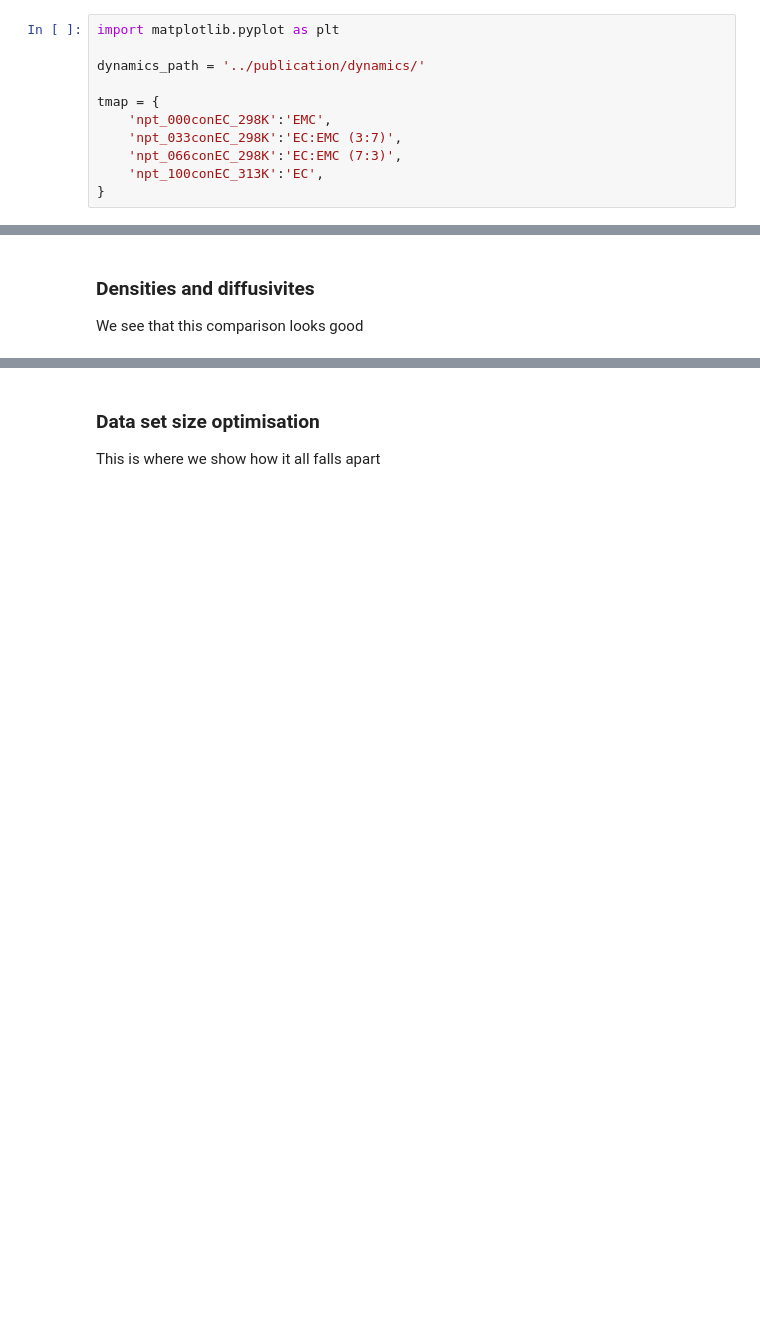
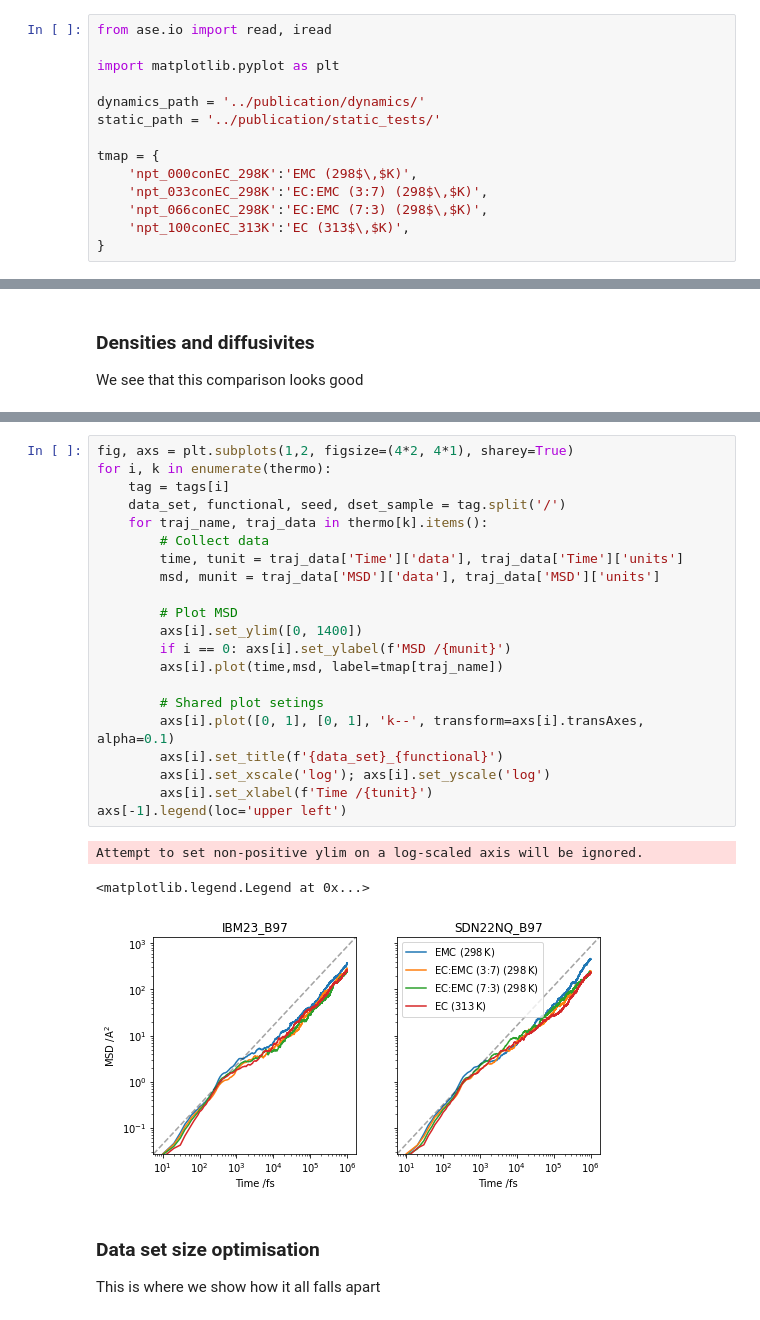
Before and after one commit to imagdau/EC-EMC_diffusion_DFT-MLIP-Data_comparison, a Jupyter notebook: for_paper.ipynb, the cells around one changed output, grey strips where cells are left out. Saved outputs shown, nothing was run; the diff lists cells and outputs as text; blank space fills up the shorter version.

```diff
--- a/for_paper.ipynb
+++ b/for_paper.ipynb
@@ -15,15 +15,18 @@
 
 # Results and discussion
 # %%
+from ase.io import read, iread
+
 import matplotlib.pyplot as plt
 
 dynamics_path = '../publication/dynamics/'
+static_path = '../publication/static_tests/'
 
 tmap = {
-    'npt_000conEC_298K':'EMC',
-    'npt_033conEC_298K':'EC:EMC (3:7)',
-    'npt_066conEC_298K':'EC:EMC (7:3)',
-    'npt_100conEC_313K':'EC',
+    'npt_000conEC_298K':'EMC (298$\,$K)',
+    'npt_033conEC_298K':'EC:EMC (3:7) (298$\,$K)',
+    'npt_066conEC_298K':'EC:EMC (7:3) (298$\,$K)',
+    'npt_100conEC_313K':'EC (313$\,$K)',
 }
 # %%
 def get_all_thermo(tag):
@@ -95,3 +158,28 @@ No artists with labels found to put in legend.  Note that artists whose label st
+# %%
+fig, axs = plt.subplots(1,2, figsize=(4*2, 4*1), sharey=True)
+for i, k in enumerate(thermo):
+    tag = tags[i]
+    data_set, functional, seed, dset_sample = tag.split('/')
+    for traj_name, traj_data in thermo[k].items():
+        # Collect data
+        time, tunit = traj_data['Time']['data'], traj_data['Time']['units']
+        msd, munit = traj_data['MSD']['data'], traj_data['MSD']['units']
+
+        # Plot MSD
+        axs[i].set_ylim([0, 1400])
+        if i == 0: axs[i].set_ylabel(f'MSD /{munit}')
+        axs[i].plot(time,msd, label=tmap[traj_name])
+
+        # Shared plot setings
+        axs[i].plot([0, 1], [0, 1], 'k--', transform=axs[i].transAxes, alpha=0.1)
+        axs[i].set_title(f'{data_set}_{functional}')
+        axs[i].set_xscale('log'); axs[i].set_yscale('log')
+        axs[i].set_xlabel(f'Time /{tunit}')
+axs[-1].legend(loc='upper left')
+# %% [output]
+Attempt to set non-positive ylim on a log-scaled axis will be ignored.
+<matplotlib.legend.Legend at 0x...>
+[figure, added]
 # %% [markdown]
 ### Data set size optimisation
 This is where we show how it all falls apart
```
Also changed, not shown: parts of 3 cells of this notebook.
